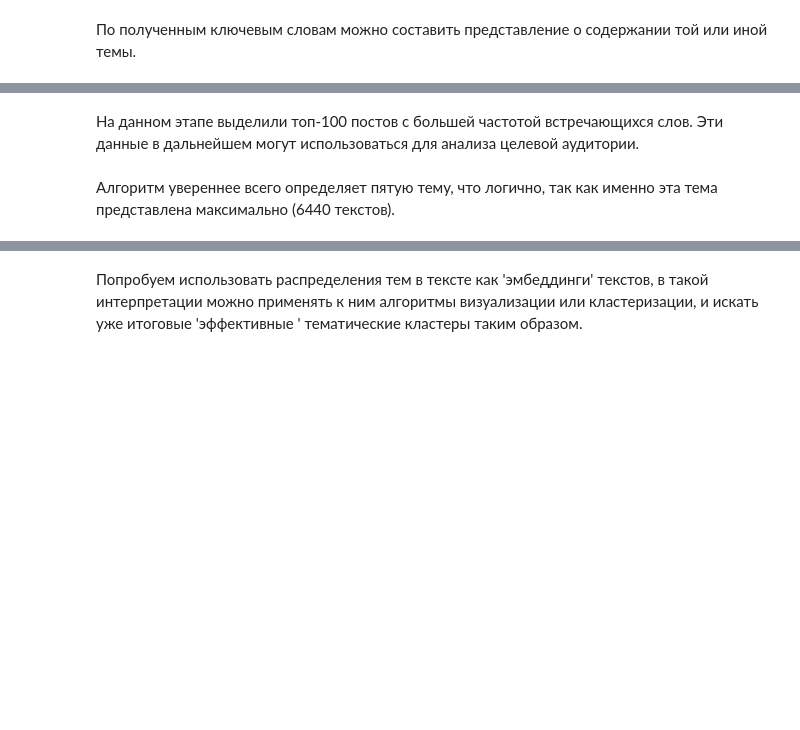
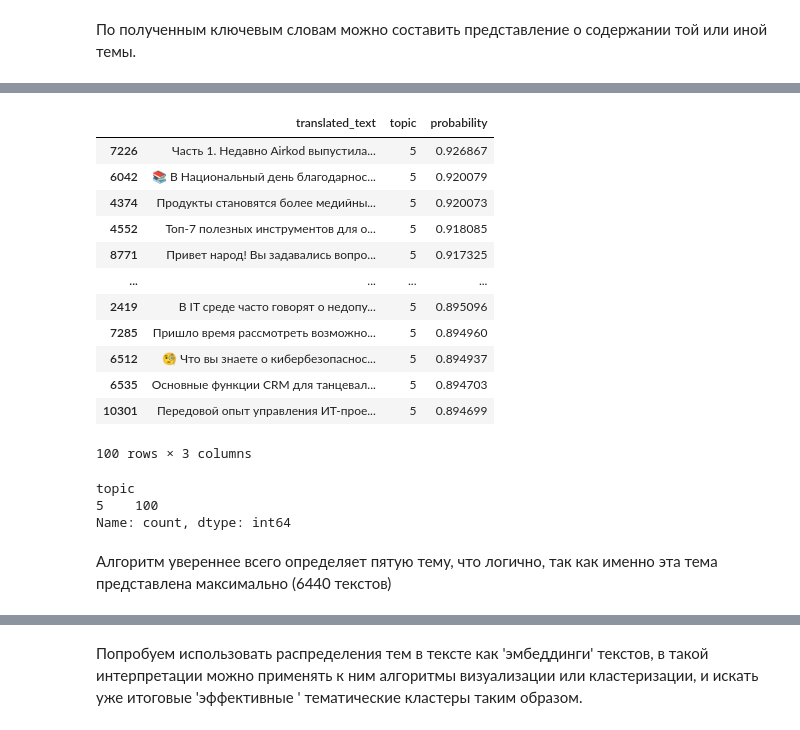
Before and after one commit to SafiyaZigangareeva/Portfolio, a Jupyter notebook: research_on_mentoring/topic_modeling.ipynb, the cells around one changed output, grey strips where cells are left out. Cells and saved outputs as stored; diff of their text form; code cells hidden in the pictures; blank space fills up the shorter version.

```diff
--- a/research_on_mentoring/topic_modeling.ipynb
+++ b/research_on_mentoring/topic_modeling.ipynb
@@ -418,9 +315,7 @@ stop_words_additional = ["c","а","алло","без","белый","близко
                          "хоть","хотя","хочешь","час","часто","часть","чаще","чего","человек","чем","чему","через","четвертый",
                          "четыре","четырнадцатый","четырнадцать","что","чтоб","чтобы","чуть","шестнадцатый","шестнадцать",
                          "шестой","шесть","эта","эти","этим","этими","этих","это","этого","этой","этом","этому","этот","эту",
-                         "я","являюсь", "окоманюк", "леонардо", "силиконовый", "силиконовой", "чернобыль", "университетподать",
-                        "щелчки", "постю", "ури", "мрт", "труха", "вооружиться", "пот", "запорожье", "айзека", "питерский",
-                         "ледовый", "подбираю", "топор", "капать", "правильном", "фотосессия"]
+                         "я","являюсь"]
 # %%
 # Объединим стоп-слова
 stop_words = stopwords.words('russian') + stop_words_custom + stop_words_additional
@@ -581,9 +462,19 @@ df_len_text_100.head()
 # %%
 # Выберем топ-100 текстов с максимальной вероятностью
-top_100 = (df_len_text_100[['translated_text', 'topic', 'probability']]
-           .sort_values(by = 'probability', ascending  = False).iloc[:100])
-
-#посмотрим на результат
+top_100 = df_len_text_100[['translated_text', 'topic', 'probability']].sort_values(by = 'probability',
+                                                                                   ascending  = False).iloc[:100]
 top_100
+# %% [output]
+|  | translated_text | topic | probability |
+| 7226 | Часть 1. Недавно Airkod выпустила... | 5 | 0.926867 |
+| 6042 | 📚 В Национальный день благодарнос... | 5 | 0.920079 |
+| 4374 | Продукты становятся более медийны... | 5 | 0.920073 |
+| 4552 | Топ-7 полезных инструментов для о... | 5 | 0.918085 |
+| 8771 | Привет народ! Вы задавались вопро... | 5 | 0.917325 |
+| ... | ... | ... | ... |
+| 2419 | В IT среде часто говорят о недопу... | 5 | 0.895096 |
+| 7285 | Пришло время рассмотреть возможно... | 5 | 0.894960 |
+| 6512 | 🧐 Что вы знаете о кибербезопаснос... | 5 | 0.894937 |
+| 6535 | Основные функции CRM для танцевал... | 5 | 0.894703 |
+| 10301 | Передовой опыт управления ИТ-прое... | 5 | 0.894699 |
+100 rows × 3 columns
-# %% [markdown]
-На данном этапе выделили топ-100 постов с большей частотой встречающихся слов. Эти данные в дальнейшем могут использоваться для анализа целевой аудитории.
@@ -593,5 +481,11 @@ top_100.topic.value_counts()
+# %%
+top_100.topic.value_counts()
+# %% [output]
+topic
+5    100
+Name: count, dtype: int64
 # %% [markdown]
-Алгоритм увереннее всего определяет пятую тему, что логично, так как именно эта тема представлена максимально (6440 текстов).
+Алгоритм увереннее всего определяет пятую тему, что логично, так как именно эта тема представлена максимально (6440 текстов)
 # %%
 # Попробуем оценить насколько уверен алгоритм в остальных темах
 df_len_text_100.groupby('topic').agg({'probability' : 'mean',
```
Also changed, not shown: parts of 135 cells of this notebook.
